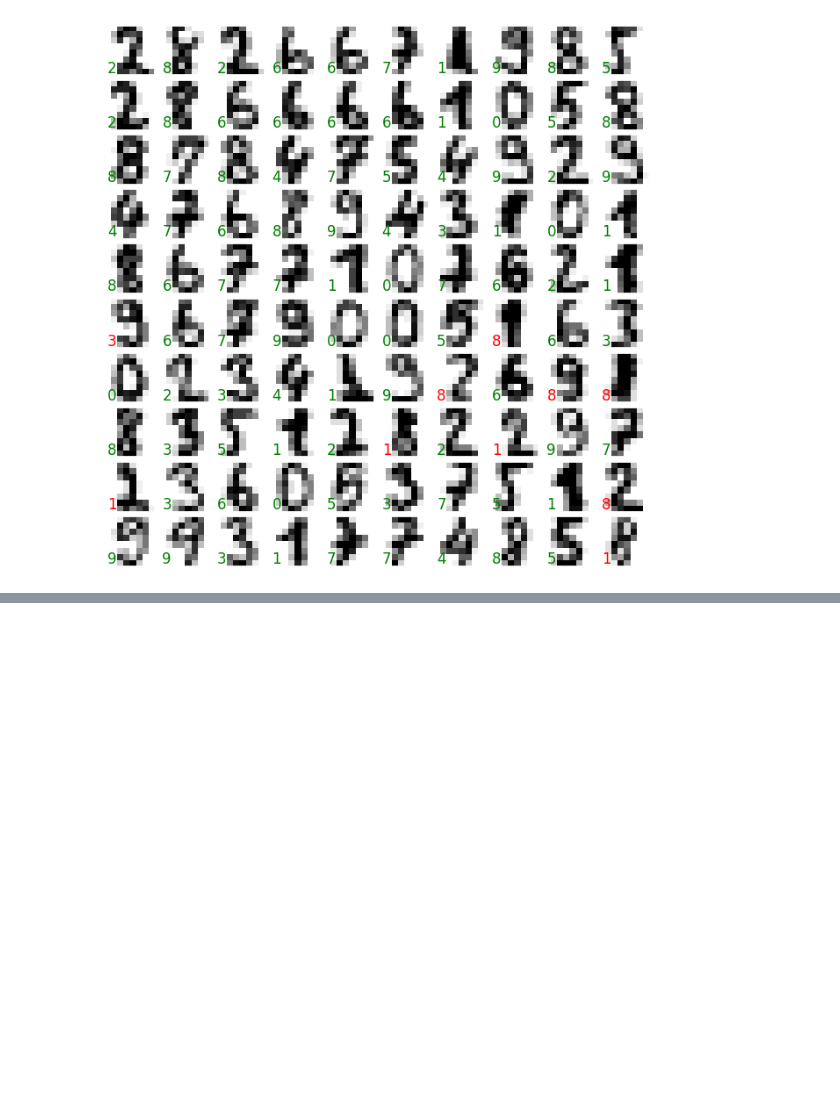
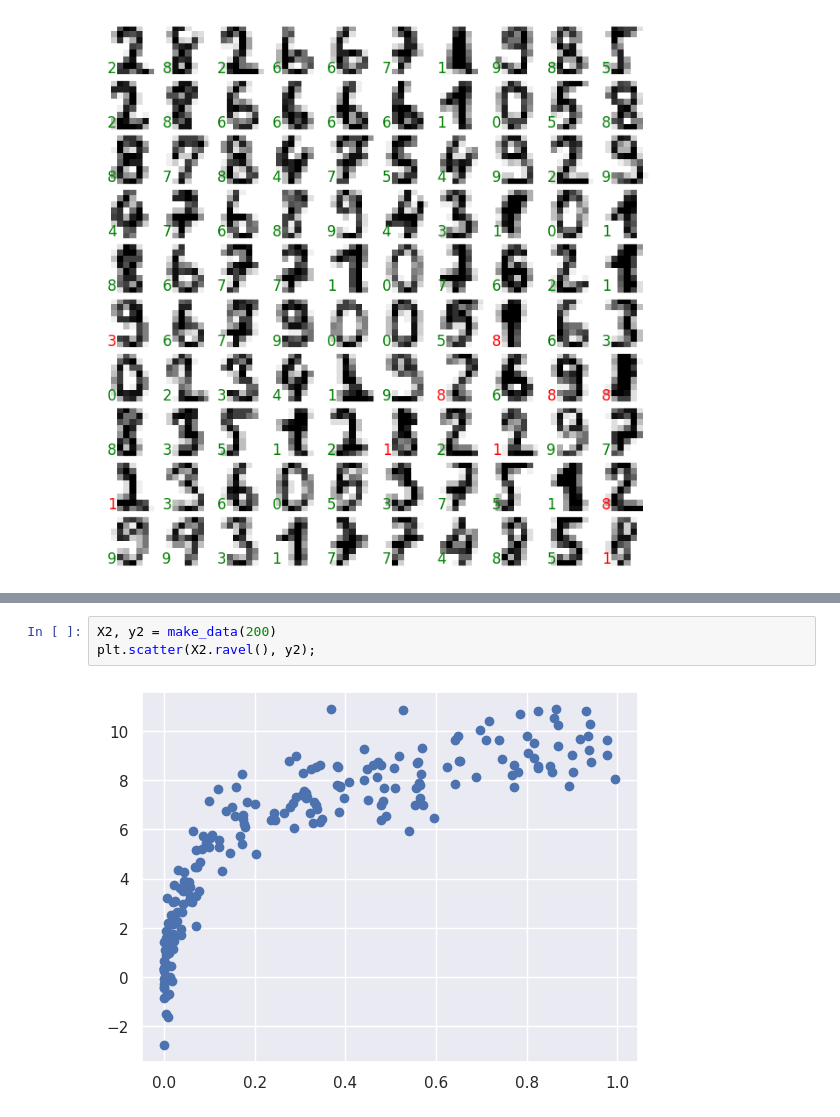
Before and after one commit to 175329/Mineria-de-datos, a Jupyter notebook: MineriaDeDatos.ipynb, the cells around one changed output, grey strips where cells are left out. Saved outputs shown, nothing was run; the diff lists cells and outputs as text; blank space fills up the shorter version.

```diff
--- a/MineriaDeDatos.ipynb
+++ b/MineriaDeDatos.ipynb
@@ -1771,0 +1780,5 @@ for i, ax in enumerate(axes.flat):
+# %%
+X2, y2 = make_data(200)
+plt.scatter(X2.ravel(), y2);
+# %% [output]
+[figure, added]
```
Also changed, not shown: parts of 1 cell of this notebook.
